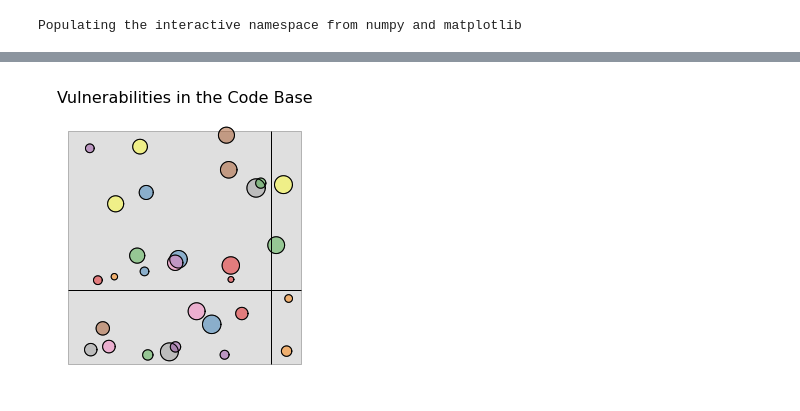
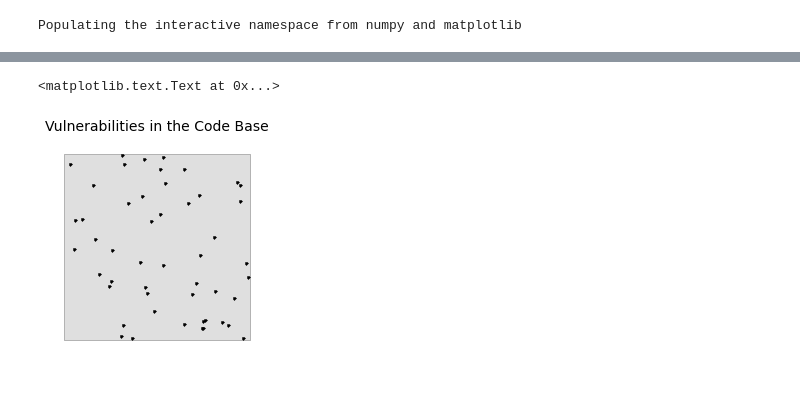
Before and after one commit to JamesPHoughton/circlesquare, a Jupyter notebook: motivating the model - drawings and explainations.ipynb, the cells around one changed output, grey strips where cells are left out. Drawn from its saved outputs; the diff is of its cells as text; code cells hidden in the pictures.

```diff
--- a/motivating the model - drawings and explainations.ipynb
+++ b/motivating the model - drawings and explainations.ipynb
@@ -74,33 +10,8 @@ plt.savefig('images/motivate/Vuln_scatter_in_code.png', bbox_inches='tight')
-# %%
-#draw cross-hairs for a 'search'
-xmin, xmax, ymin, ymax = 0, 1, 0, 1
-
-num_circles = 30
-max_area = .005
-
-xc = (xmax - xmin) * np.random.random(num_circles) + xmin
-yc = (ymax - ymin) * np.random.random(num_circles) + ymin
-pts = gpd.GeoSeries([Point(x, y) for x, y in zip(xc, yc)])
-
-circles = pts.apply(lambda x: x.buffer(np.sqrt(max_area/np.pi * np.random.rand())))
-
-x_seek = np.random.rand()
-y_seek = np.random.rand()
-
-plt.figure(figsize=(5, 5))
-ax1 = plt.subplot(1,1,1)
-circles.plot(axes=ax1)
-plt.box('off')
-plt.yticks([])
-plt.xticks([])
-plt.title('Vulnerabilities in the Code Base', fontsize=16)
-plt.xlim(-.1, 1.1)
-plt.ylim(-.1, 1.1)
-ax1.add_patch(Rectangle((0,0), 1, 1, facecolor="grey", alpha=.25, zorder=0));
-
-plt.hlines(y_seek, xmin, xmax)
-plt.vlines(x_seek, ymin, ymax)
-
-plt.savefig('images/motivate/Vuln_scatter_in_code_with_seek.png', bbox_inches='tight')
-# %% [output]
-[figure, removed]
+# %%
+product = circlesquare.CircleSquare()
+product.make_pts(50)
+product.draw(axes=plt.subplot(1,1,1))
+plt.title('Vulnerabilities in the Code Base', fontsize=14);
+# %% [output]
+<matplotlib.text.Text at 0x...>
+[figure, added]
```
Also changed, not shown: parts of 10 cells of this notebook, 19 other files.
